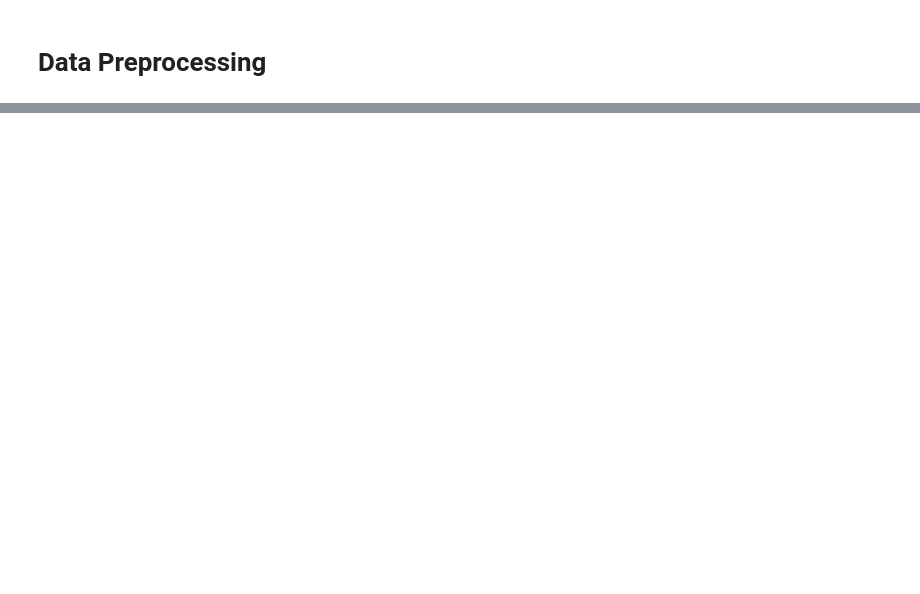
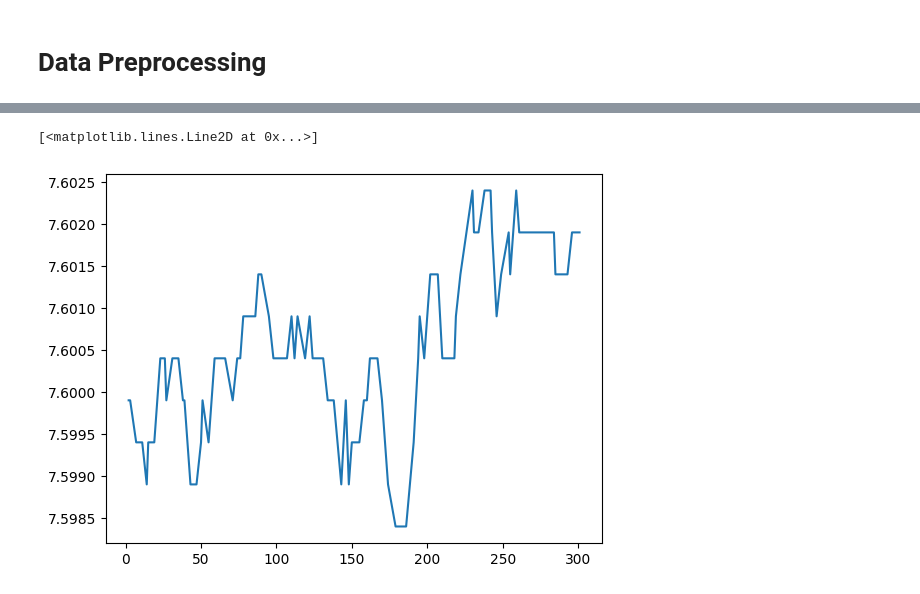
Before and after one commit to absurdusername/imc-prosperity-3, a Jupyter notebook: round1/squid_analysis.ipynb, the cells around one changed output, grey strips where cells are left out. Drawn from its saved outputs; the diff is of its cells as text; code cells hidden in the pictures; blank space fills up the shorter version.

Commit message:
Round 2 stuff

```diff
--- a/round1/squid_analysis.ipynb
+++ b/round1/squid_analysis.ipynb
@@ -9,14 +9,14 @@ data_folder = "data/"
 
 price_files = [
     "prices_round_1_day_-2.csv",
-    "prices_round_1_day_-1.csv",
-    "prices_round_1_day_0.csv",
+    # "prices_round_1_day_-1.csv",
+    # "prices_round_1_day_0.csv",
 ]
 
 trade_files = [
     "trades_round_1_day_-2.csv",
-    "trades_round_1_day_-1.csv",
-    "trades_round_1_day_0.csv",
+    # "trades_round_1_day_-1.csv",
+    # "trades_round_1_day_0.csv",
 ]
 # %%
 prices = pd.concat([
@@ -31,3 +42,4 @@ trades = pd.concat([
 # %%
-squid_prices = prices[prices["product"] == "SQUID_INK"]
-squid_trades = trades[trades["symbol"] == "SQUID_INK"]
+squid_prices = prices[prices['product'] == "SQUID_INK"]
+squid_prices = squid_prices.fillna(0)
+squid_prices.head()
@@ -232,0 +78,10 @@ Number of observations: 2155
+# %%
+def get_max_volume_bid_price(row):
+    bid_volumes = [row['bid_volume_1'], row['bid_volume_2'], row['bid_volume_3']]
+    bid_prices = [row['bid_price_1'], row['bid_price_2'], row['bid_price_3']]
+
+    max_volume_index = np.argmax(bid_volumes)
+    return bid_prices[max_volume_index]
+
+squid_prices['max_vol_bid_price'] = squid_prices.apply(get_max_volume_bid_price, axis=1)
+squid_prices[['timestamp', 'max_vol_bid_price']]
@@ -232,0 +102,6 @@ Number of observations: 2155
+# %%
+log_prices = np.log(squid_prices[squid_prices['timestamp'] <= 10_000]['max_vol_bid_price'])
+plt.plot(log_prices)
+# %% [output]
+[<matplotlib.lines.Line2D at 0x...>]
+[figure, added]
```
Also changed, not shown: parts of 31 cells of this notebook, 10 other files.
